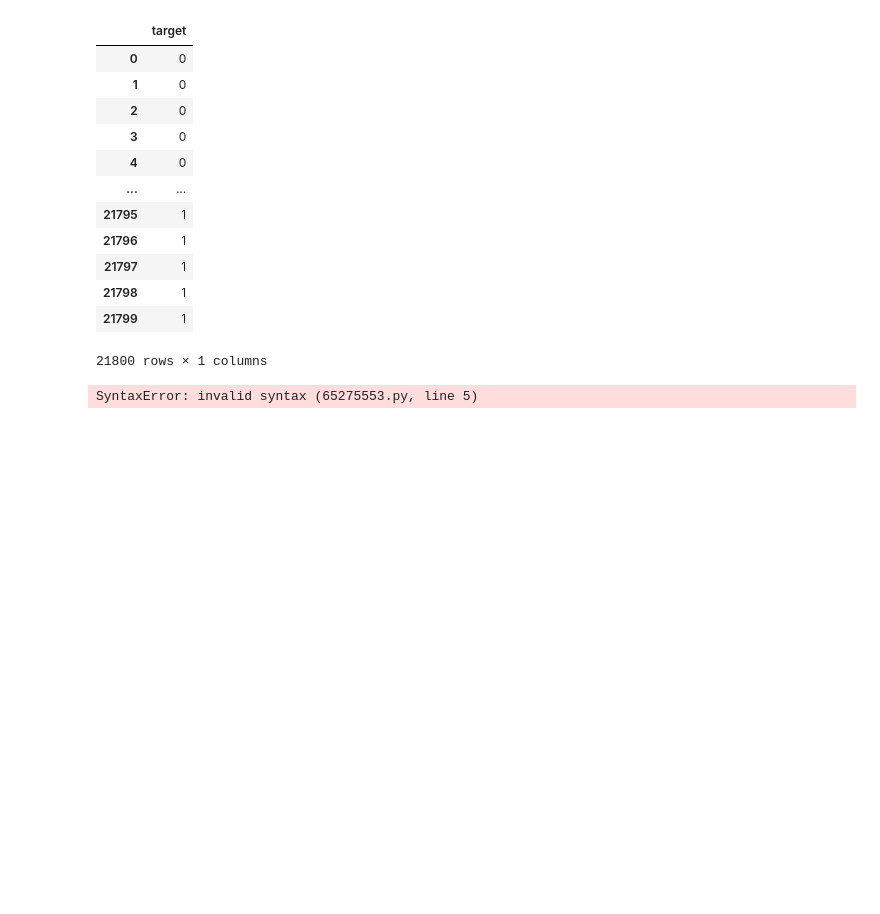
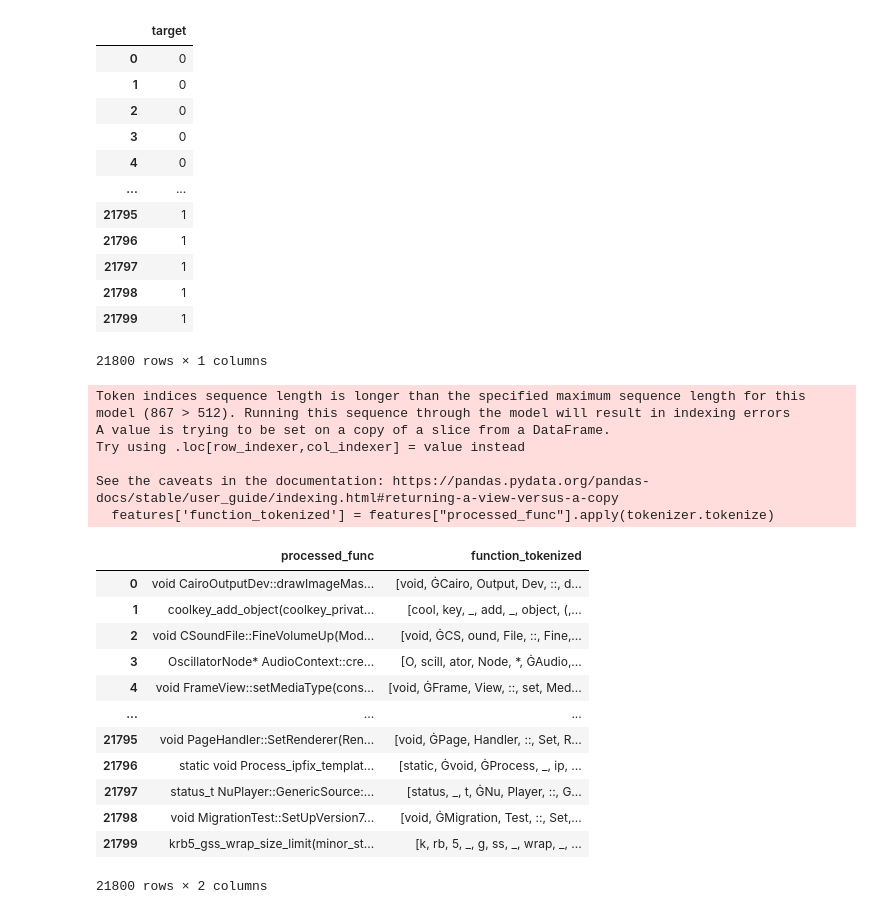
Before and after one commit to elhoferson/ct-se-ase-project, a Jupyter notebook: source/ML.ipynb, the cells around one changed output. Saved outputs shown, nothing was run; the diff lists cells and outputs as text; code cells hidden in the pictures; blank space fills up the shorter version.

```diff
--- a/source/ML.ipynb
+++ b/source/ML.ipynb
@@ -68,11 +68,29 @@ nl_tokens=tokenizer.tokenize("return maximum value")
 # %%
 nl_tokens
 
 features['function_tokenized'] = features["processed_func"].apply(tokenizer.tokenize)
 #features['function_tokenized'] = tokenizer.encode(features["processed_func"], truncation=True, max_length=1)
-features[]
+features
 # %% [output]
-SyntaxError: invalid syntax (65275553.py, line 5)
+Token indices sequence length is longer than the specified maximum sequence length for this model (867 > 512). Running this sequence through the model will result in indexing errors
+A value is trying to be set on a copy of a slice from a DataFrame.
+Try using .loc[row_indexer,col_indexer] = value instead
+
+See the caveats in the documentation: https://pandas.pydata.org/pandas-docs/stable/user_guide/indexing.html#returning-a-view-versus-a-copy
+  features['function_tokenized'] = features["processed_func"].apply(tokenizer.tokenize)
+|  | processed_func | function_tokenized |
+| 0 | void CairoOutputDev::drawImageMas... | [void, ĠCairo, Output, Dev, ::, d... |
+| 1 | coolkey_add_object(coolkey_privat... | [cool, key, _, add, _, object, (,... |
+| 2 | void CSoundFile::FineVolumeUp(Mod... | [void, ĠCS, ound, File, ::, Fine,... |
+| 3 | OscillatorNode* AudioContext::cre... | [O, scill, ator, Node, *, ĠAudio,... |
+| 4 | void FrameView::setMediaType(cons... | [void, ĠFrame, View, ::, set, Med... |
+| ... | ... | ... |
+| 21795 | void PageHandler::SetRenderer(Ren... | [void, ĠPage, Handler, ::, Set, R... |
+| 21796 | static void Process_ipfix_templat... | [static, Ġvoid, ĠProcess, _, ip, ... |
+| 21797 | status_t NuPlayer::GenericSource:... | [status, _, t, ĠNu, Player, ::, G... |
+| 21798 | void MigrationTest::SetUpVersion7... | [void, ĠMigration, Test, ::, Set,... |
+| 21799 | krb5_gss_wrap_size_limit(minor_st... | [k, rb, 5, _, g, ss, _, wrap, _, ... |
+21800 rows × 2 columns
 # %%
 tokens_ids=features["function_tokenized"].apply(tokenizer.convert_tokens_to_ids)
 tokens_ids
```
Also changed, not shown: parts of 1 cell of this notebook, 2 other files.
